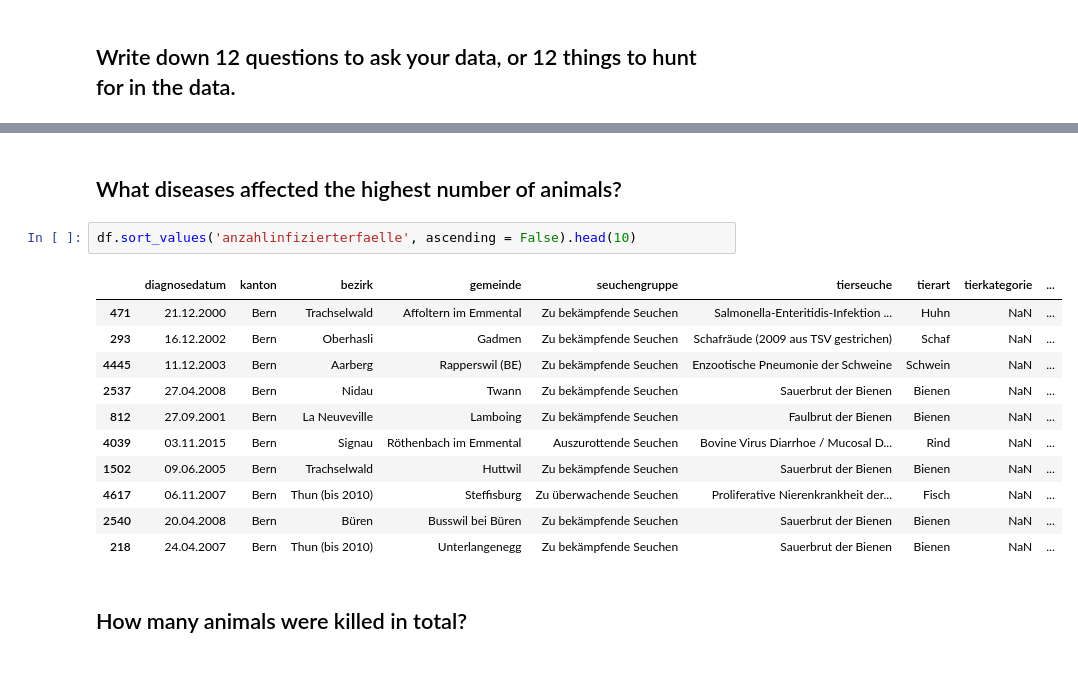
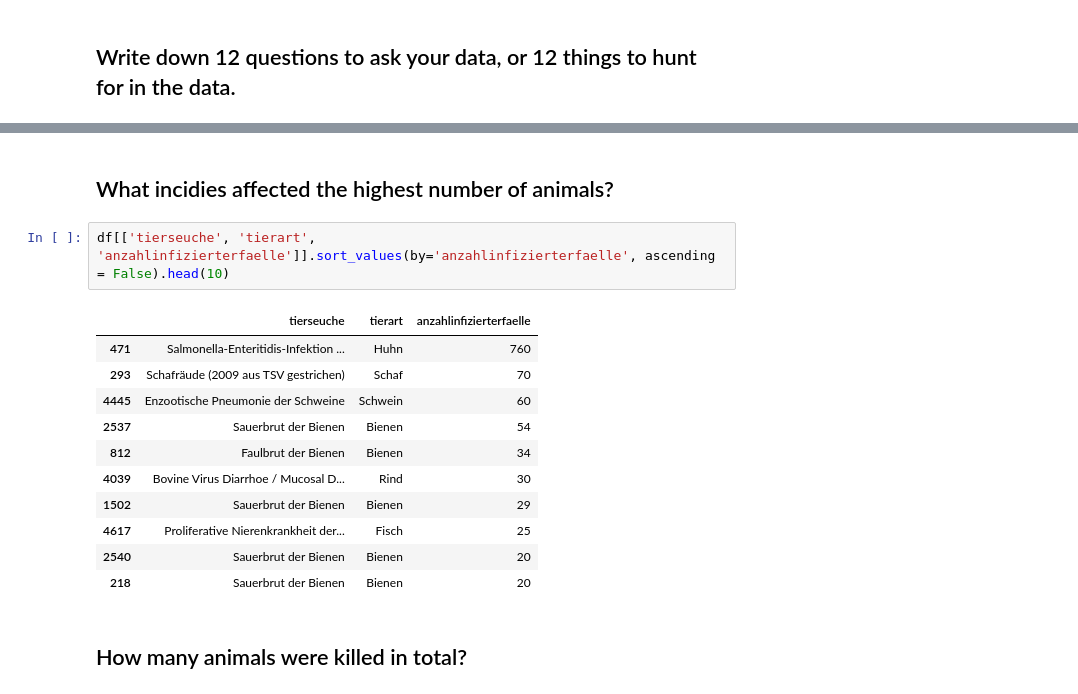
Before and after one commit to thisss/foundations-homework, a Jupyter notebook: foundations/08/homework_08_02.ipynb, the cells around one changed output, grey strips where cells are left out. Cells and saved outputs as stored; diff of their text form.

Commit message:
More sick animals

```diff
--- a/foundations/08/homework_08_02.ipynb
+++ b/foundations/08/homework_08_02.ipynb
@@ -45,19 +39,19 @@ df.head()
 # %% [markdown]
-## What diseases affected the highest number of animals?
+## What incidies affected the highest number of animals?
 # %%
-df.sort_values('anzahlinfizierterfaelle', ascending = False).head(10)
+df[['tierseuche', 'tierart', 'anzahlinfizierterfaelle']].sort_values(by='anzahlinfizierterfaelle', ascending = False).head(10)
 # %% [output]
-|  | diagnosedatum | kanton | bezirk | gemeinde | seuchengruppe | tierseuche | tierart | tierkategorie | ... |
-| 471 | 21.12.2000 | Bern | Trachselwald | Affoltern im Emmental | Zu bekämpfende Seuchen | Salmonella-Enteritidis-Infektion ... | Huhn | NaN | ... |
-| 293 | 16.12.2002 | Bern | Oberhasli | Gadmen | Zu bekämpfende Seuchen | Schafräude (2009 aus TSV gestrichen) | Schaf | NaN | ... |
-| 4445 | 11.12.2003 | Bern | Aarberg | Rapperswil (BE) | Zu bekämpfende Seuchen | Enzootische Pneumonie der Schweine | Schwein | NaN | ... |
-| 2537 | 27.04.2008 | Bern | Nidau | Twann | Zu bekämpfende Seuchen | Sauerbrut der Bienen | Bienen | NaN | ... |
-| 812 | 27.09.2001 | Bern | La Neuveville | Lamboing | Zu bekämpfende Seuchen | Faulbrut der Bienen | Bienen | NaN | ... |
-| 4039 | 03.11.2015 | Bern | Signau | Röthenbach im Emmental | Auszurottende Seuchen | Bovine Virus Diarrhoe / Mucosal D... | Rind | NaN | ... |
-| 1502 | 09.06.2005 | Bern | Trachselwald | Huttwil | Zu bekämpfende Seuchen | Sauerbrut der Bienen | Bienen | NaN | ... |
-| 4617 | 06.11.2007 | Bern | Thun (bis 2010) | Steffisburg | Zu überwachende Seuchen | Proliferative Nierenkrankheit der... | Fisch | NaN | ... |
-| 2540 | 20.04.2008 | Bern | Büren | Busswil bei Büren | Zu bekämpfende Seuchen | Sauerbrut der Bienen | Bienen | NaN | ... |
-| 218 | 24.04.2007 | Bern | Thun (bis 2010) | Unterlangenegg | Zu bekämpfende Seuchen | Sauerbrut der Bienen | Bienen | NaN | ... |
+|  | tierseuche | tierart | anzahlinfizierterfaelle |
+| 471 | Salmonella-Enteritidis-Infektion ... | Huhn | 760 |
+| 293 | Schafräude (2009 aus TSV gestrichen) | Schaf | 70 |
+| 4445 | Enzootische Pneumonie der Schweine | Schwein | 60 |
+| 2537 | Sauerbrut der Bienen | Bienen | 54 |
+| 812 | Faulbrut der Bienen | Bienen | 34 |
+| 4039 | Bovine Virus Diarrhoe / Mucosal D... | Rind | 30 |
+| 1502 | Sauerbrut der Bienen | Bienen | 29 |
+| 4617 | Proliferative Nierenkrankheit der... | Fisch | 25 |
+| 2540 | Sauerbrut der Bienen | Bienen | 20 |
+| 218 | Sauerbrut der Bienen | Bienen | 20 |
 # %% [markdown]
 ## How many animals were killed in total?
 # %%
```
Also changed, not shown: parts of 19 cells of this notebook.
